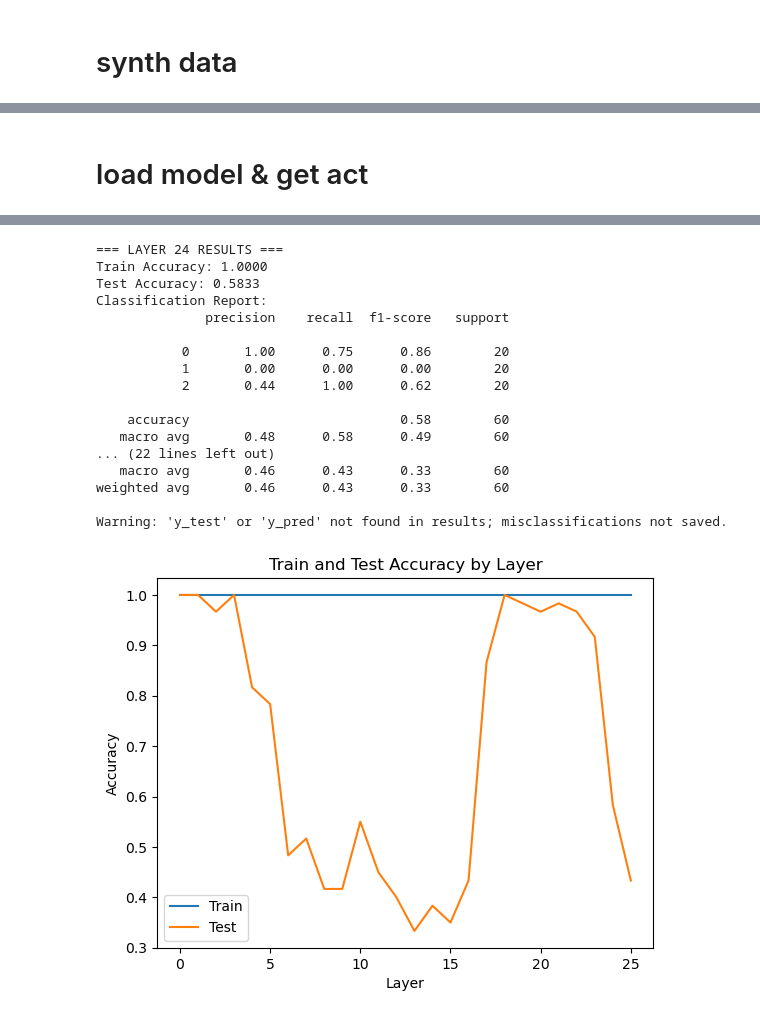
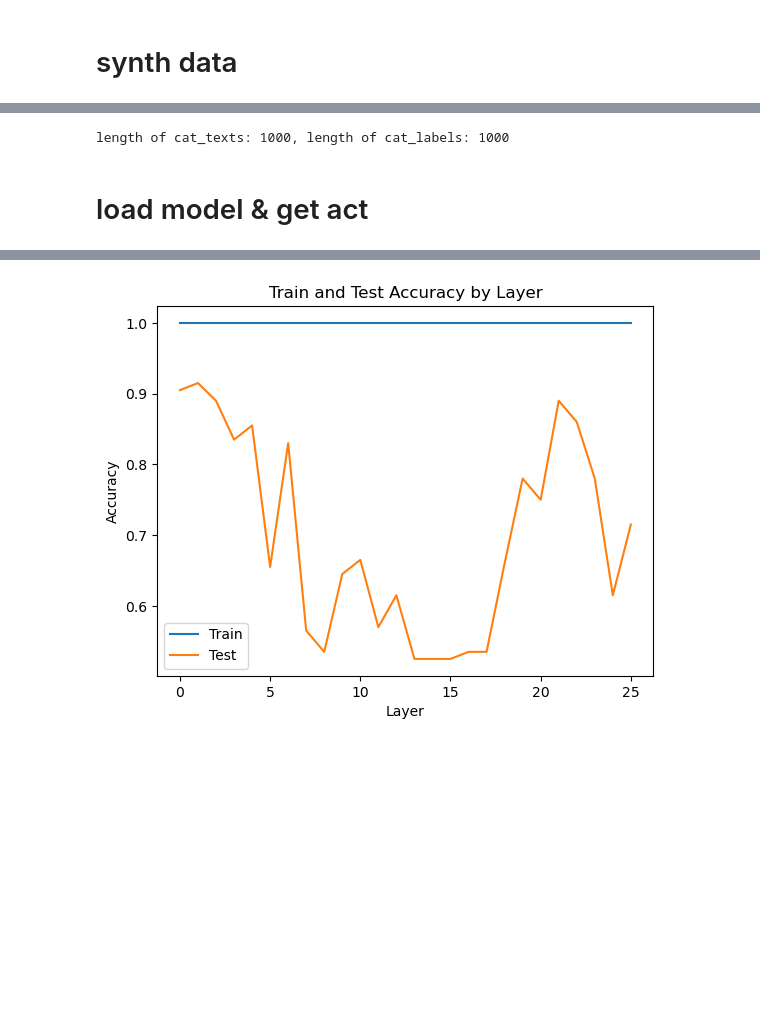
Before and after one commit to TongmengXie/representation_shifts_multimodal, a Jupyter notebook: scripts/linear_probes.ipynb, the cells around one changed output, grey strips where cells are left out. Saved outputs shown, nothing was run; the diff lists cells and outputs as text; code cells hidden in the pictures; blank space fills up the shorter version.

Commit message:
linear probe refined

```diff
--- a/scripts/linear_probes.ipynb
+++ b/scripts/linear_probes.ipynb
@@ -345,0 +354,7 @@ Neutral examples: 20
+# %%
+SAVE_DIR = '../data'
+cat_df = pd.read_csv(f'{SAVE_DIR}/coco_cat_binary_with_captions_balanced.csv').sample(1000, random_state = SEED)
+dog_df = pd.read_csv(f'{SAVE_DIR}/coco_dog_binary_with_captions_balanced.csv').sample(1000, random_state = SEED)
+
+cat_df.captions = cat_df.captions.apply(lambda x:eval(x)[0])
+dog_df.captions = dog_df.captions.apply(lambda x:eval(x)[0])
@@ -346,3 +376,9 @@ Neutral examples: 20
+# %%
+cat_texts, cat_labels = cat_df.captions.tolist(), cat_df.label.tolist()
+print(f"length of cat_texts: {len(cat_texts)}, length of cat_labels: {len(cat_labels)}")
+dog_texts, dog_labels = dog_df.captions.tolist(), dog_df.label.tolist()
+# %% [output]
+length of cat_texts: 1000, length of cat_labels: 1000
 # %% [markdown]
 # load model & get act
 # %%
@@ -370,7 +406,7 @@ def load_models_with_eval(model_name, device="cuda"):
     language_model.eval()
     return language_model
 
-def get_inputs_from_text(model_name, text):
+def get_inputs_from_text(model_name, text, device):
     tokenizer = AutoTokenizer.from_pretrained(model_name, trust_remote_code=True)
     if tokenizer.pad_token is None:
         tokenizer.pad_token = tokenizer.eos_token
@@ -399,11 +435,11 @@ def get_inputs_from_text(model_name, text):
         input_ids = torch.clamp(input_ids, 0, vocab_size - 1)
         inputs['input_ids'] = input_ids
 
-    inputs = {k: v.to(DEVICE) for k, v in inputs.items()}
+    inputs = {k: v.to(device) for k, v in inputs.items()}
     return inputs
 
-def get_acts(language_model, text, layer, model_name):
-    inputs = get_inputs_from_text(model_name, text)
+def get_acts(language_model, text, layer, model_name, device):
+    inputs = get_inputs_from_text(model_name, text, device)
     if hasattr(language_model, 'model') and hasattr(language_model.model, 'layers'):
         if layer < len(language_model.model.layers):
             target_layer = language_model.model.layers[layer]
@@ -488,8 +524,8 @@ np.random.seed(42)
 model1_name = "google/gemma-2-2b"  # Base Gemma-2-2B (LLM)
 model2_name = "google/paligemma2-3b-pt-224"
 
-gemma = load_models_with_eval(model1_name, DEVICE)
-paligemma = load_models_with_eval(model2_name, DEVICE)
+gemma = load_models_with_eval(model1_name, DEVICE_1)
+paligemma = load_models_with_eval(model2_name, DEVICE_2)
 
 # # Dummy activations (replace with real data)
 # gemma_activations = np.random.randn(1000, 768)  # 1000 samples, 768 dims
@@ -503,42 +539,47 @@ all_results = []
 # Run experiment per layer
 for layer in layer_to_test:
     # Produce activation-label pairs
-    gemma_activations = get_acts(gemma, text, layer, model1_name)
-    polygemma_activations = get_acts(paligemma, text, layer, model2_name)
+    with torch.inference_mode():
+        gemma_activations = get_acts(gemma, cat_texts, layer, model1_name, DEVICE_1)
+        polygemma_activations = get_acts(paligemma, cat_texts, layer, model2_name, DEVICE_2)
 
-    # Train probes on model 1 and test on model 2
+    # === Run probe experiment ===
     results = experiment.run_experiment(
-        gemma_activations, labels,
-        polygemma_activations, labels
+        gemma_activations, cat_labels,
+        polygemma_activations, cat_labels
     )
     all_results.append(results)
 
-    # Print results
     print(f"\n=== LAYER {layer} RESULTS ===")
     print(f"Train Accuracy: {results['sklearn']['train_acc']:.4f}")
     print(f"Test Accuracy: {results['sklearn']['test_acc']:.4f}")
     print("Classification Report:")
     print(results['sklearn']['classification_report'])
 
-    # Save per-layer results
+    # Save results
     experiment.save_results(results, f"../output/linear_probing_results_{layer}.json")
 
-    # Save misclassified examples (if available in results)
-    if 'y_test' in results and 'y_pred' in results:
-        mis_indices = [i for i, (yt, yp) in enumerate(zip(results['sklearn']['y_test'], results['sklearn']['y_pred'])) if yt != yp]
+    # Save misclassified examples
+    if 'y_test' in results['sklearn'] and 'y_pred' in results['sklearn']:
+        mis_indices = [i for i, (yt, yp) in enumerate(zip(
+            results['sklearn']['y_test'], results['sklearn']['y_pred']
+        )) if yt != yp]
         mis_info = [
             {
-                'text': text[i],
+                'text': cat_texts[i],  # assuming you meant cat_texts not text
                 'true_label': int(results['sklearn']['y_test'][i]),
                 'pred_label': int(results['sklearn']['y_pred'][i])
             }
             for i in mis_indices
         ]
-        # Save to JSON for later analysis
         with open(f"../output/misclassified_layer_{layer}.json", 'w') as f:
             json.dump(mis_info, f, indent=2)
     else:
         print("Warning: 'y_test' or 'y_pred' not found in results; misclassifications not saved.")
+
+    del gemma_activations, polygemma_activations, results
+    gc.collect()
+    torch.cuda.empty_cache()
 
 # ===== Plot Train and Test Accuracy Across Layers =====
 import matplotlib.pyplot as plt
@@ -628,18 +669 @@ X_test_flat shape: torch.Size([60, 147456])
-=== LAYER 24 RESULTS ===
-Train Accuracy: 1.0000
-Test Accuracy: 0.5833
-Classification Report:
-              precision    recall  f1-score   support
-
-           0       1.00      0.75      0.86        20
-           1       0.00      0.00      0.00        20
-           2       0.44      1.00      0.62        20
-
-    accuracy                           0.58        60
-   macro avg       0.48      0.58      0.49        60
-... (22 lines left out)
-   macro avg       0.46      0.43      0.33        60
-weighted avg       0.46      0.43      0.33        60
-
-Warning: 'y_test' or 'y_pred' not found in results; misclassifications not saved.
-[figure, old version]
+[figure, new version]
```
Also changed, not shown: parts of 8 cells of this notebook, 4 other files.
